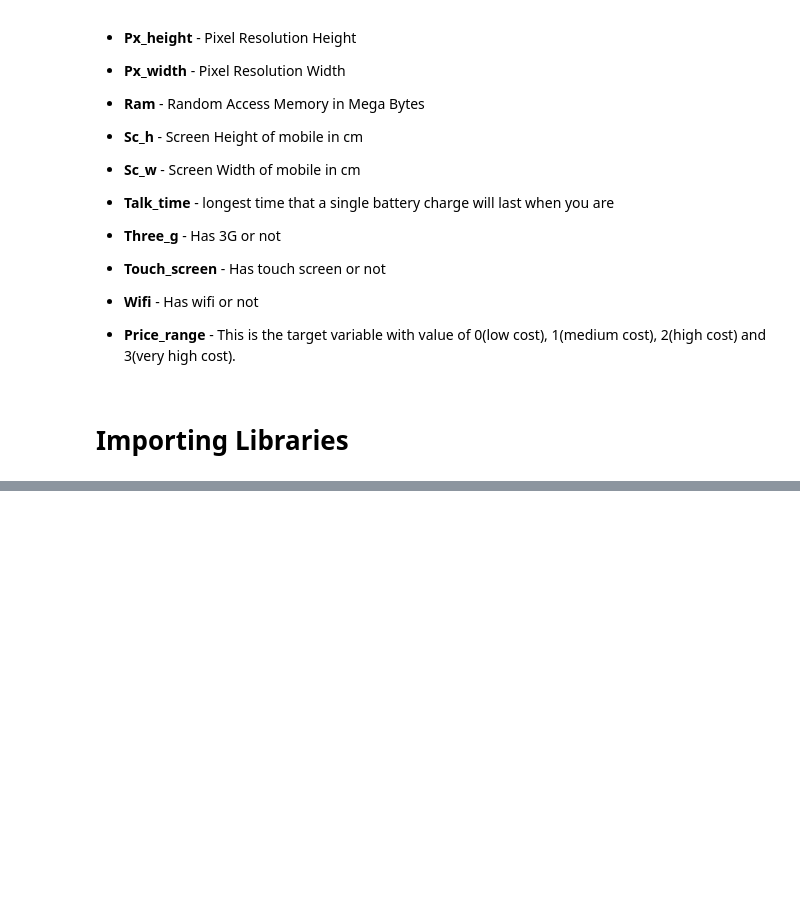
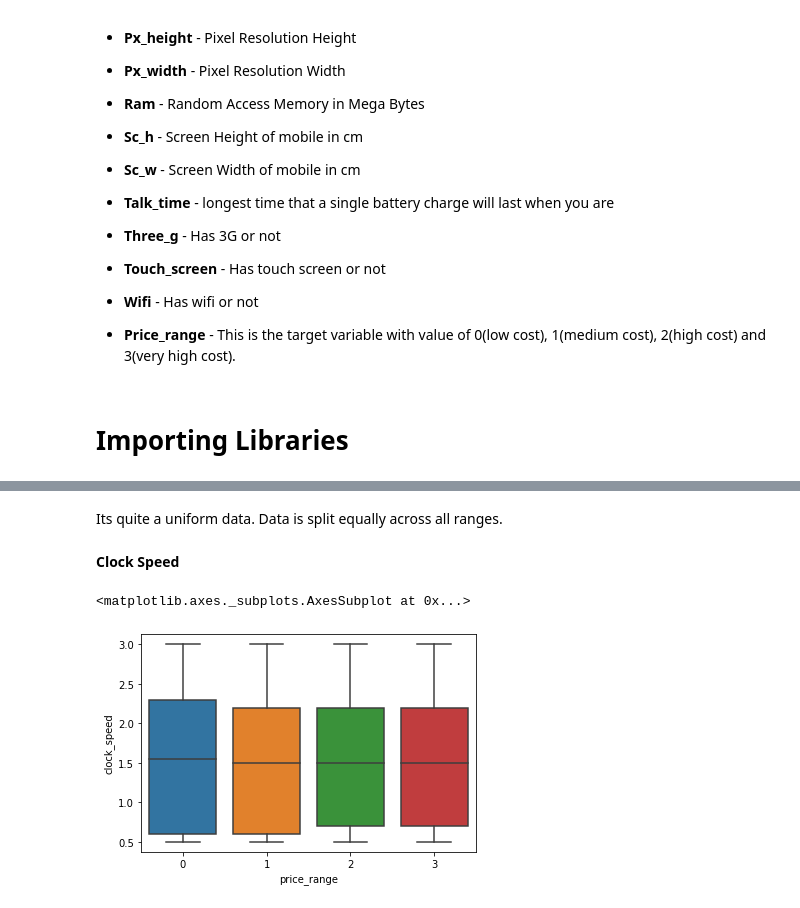
Before and after one commit to tpattanaik/Mobile-Price-Range-Prediction, a Jupyter notebook: Mobile_Price_Range_Prediction.ipynb, the cells around one changed output, grey strips where cells are left out. Cells and saved outputs as stored; diff of their text form; code cells hidden in the pictures; blank space fills up the shorter version.

```diff
--- a/Mobile_Price_Range_Prediction.ipynb
+++ b/Mobile_Price_Range_Prediction.ipynb
@@ -69,0 +232,9 @@ import seaborn as sns
+# %% [markdown]
+Its quite a uniform data. Data is split equally across all ranges.
+# %% [markdown]
+**Clock Speed**
+# %%
+sns.boxplot(data['price_range'],data['clock_speed'])
+# %% [output]
+<matplotlib.axes._subplots.AxesSubplot at 0x...>
+[figure, added]
```
Also changed, not shown: parts of 70 cells of this notebook.
